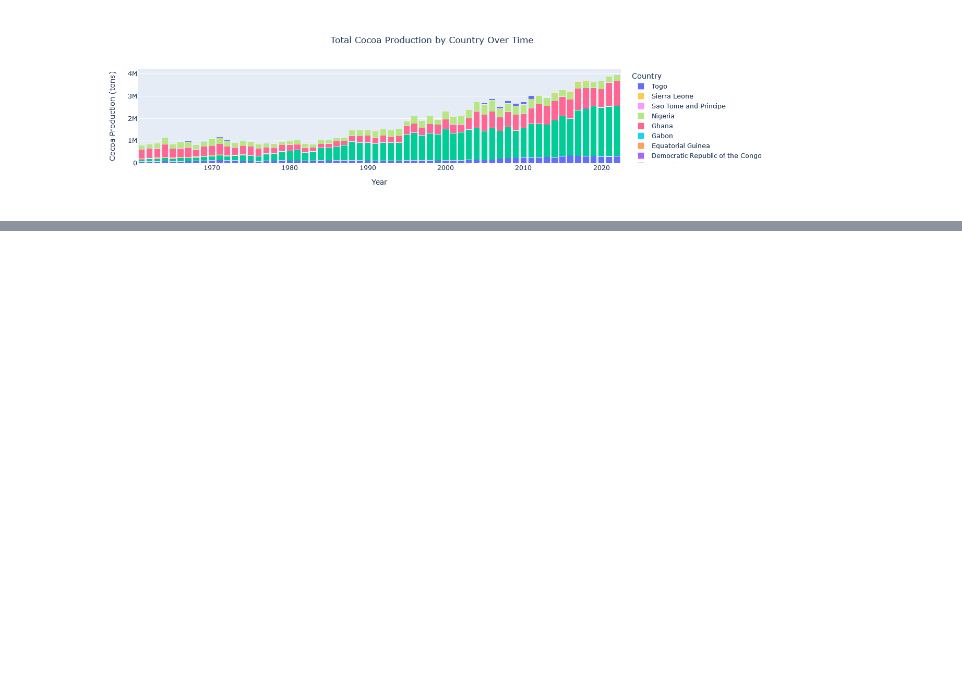
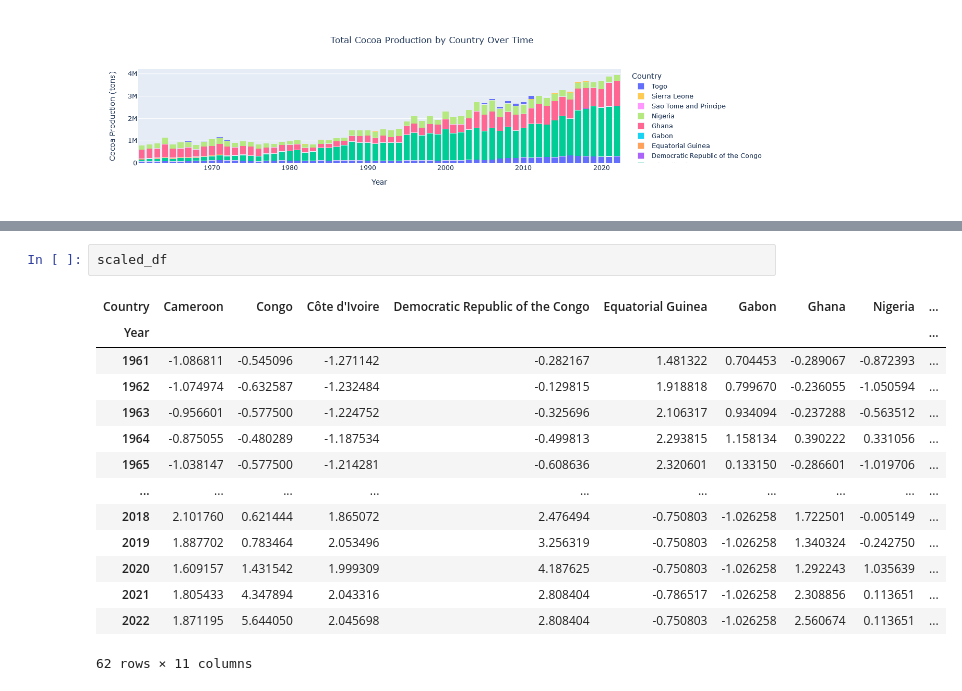
Before and after one commit to danielkaroly/Cocoa-Belt-Of-Africa, a Jupyter notebook: template_project/notebooks/EDA.ipynb, the cells around one changed output, grey strips where cells are left out. Drawn from its saved outputs; the diff is of its cells as text; blank space fills up the shorter version.

```diff
--- a/template_project/notebooks/EDA.ipynb
+++ b/template_project/notebooks/EDA.ipynb
@@ -303,0 +354,17 @@ fig.show()
+# %%
+scaled_df
+# %% [output]
+| Country | Cameroon | Congo | Côte d'Ivoire | Democratic Republic of the Congo | Equatorial Guinea | Gabon | Ghana | Nigeria | ... |
+| Year |  |  |  |  |  |  |  |  | ... |
+| 1961 | -1.086811 | -0.545096 | -1.271142 | -0.282167 | 1.481322 | 0.704453 | -0.289067 | -0.872393 | ... |
+| 1962 | -1.074974 | -0.632587 | -1.232484 | -0.129815 | 1.918818 | 0.799670 | -0.236055 | -1.050594 | ... |
+| 1963 | -0.956601 | -0.577500 | -1.224752 | -0.325696 | 2.106317 | 0.934094 | -0.237288 | -0.563512 | ... |
+| 1964 | -0.875055 | -0.480289 | -1.187534 | -0.499813 | 2.293815 | 1.158134 | 0.390222 | 0.331056 | ... |
+| 1965 | -1.038147 | -0.577500 | -1.214281 | -0.608636 | 2.320601 | 0.133150 | -0.286601 | -1.019706 | ... |
+| ... | ... | ... | ... | ... | ... | ... | ... | ... | ... |
+| 2018 | 2.101760 | 0.621444 | 1.865072 | 2.476494 | -0.750803 | -1.026258 | 1.722501 | -0.005149 | ... |
+| 2019 | 1.887702 | 0.783464 | 2.053496 | 3.256319 | -0.750803 | -1.026258 | 1.340324 | -0.242750 | ... |
+| 2020 | 1.609157 | 1.431542 | 1.999309 | 4.187625 | -0.750803 | -1.026258 | 1.292243 | 1.035639 | ... |
+| 2021 | 1.805433 | 4.347894 | 2.043316 | 2.808404 | -0.786517 | -1.026258 | 2.308856 | 0.113651 | ... |
+| 2022 | 1.871195 | 5.644050 | 2.045698 | 2.808404 | -0.750803 | -1.026258 | 2.560674 | 0.113651 | ... |
+62 rows × 11 columns
```
Also changed, not shown: parts of 14 cells of this notebook.
